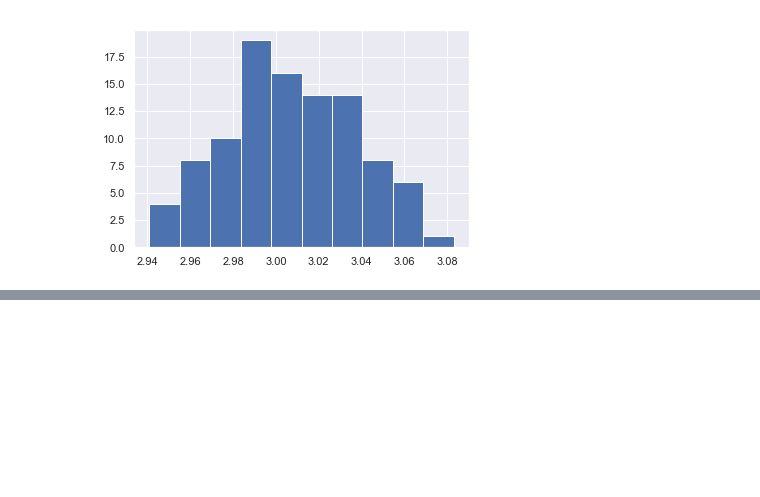
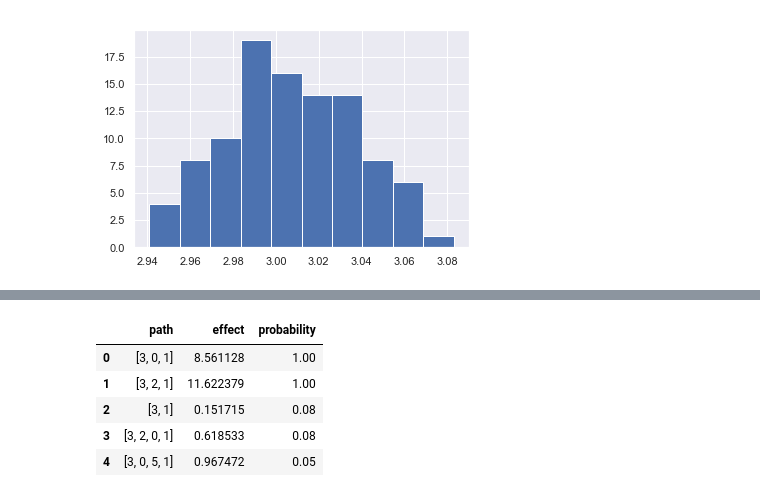
Before and after one commit to cdt15/lingam, a Jupyter notebook: examples/MultiGroupDirectLiNGAM.ipynb, the cells around one changed output, grey strips where cells are left out. Cells and saved outputs as stored; diff of their text form; code cells hidden in the pictures; blank space fills up the shorter version.

```diff
--- a/examples/MultiGroupDirectLiNGAM.ipynb
+++ b/examples/MultiGroupDirectLiNGAM.ipynb
@@ -318,0 +322,12 @@ plt.hist(results[0].total_effects_[:, to_index, from_index])
+# %%
+from_index = 3 # index of x3
+to_index = 1 # index of x0
+
+pd.DataFrame(results[0].get_paths(from_index, to_index))
+# %% [output]
+|  | path | effect | probability |
+| 0 | [3, 0, 1] | 8.561128 | 1.00 |
+| 1 | [3, 2, 1] | 11.622379 | 1.00 |
+| 2 | [3, 1] | 0.151715 | 0.08 |
+| 3 | [3, 2, 0, 1] | 0.618533 | 0.08 |
+| 4 | [3, 0, 5, 1] | 0.967472 | 0.05 |
```
Also changed, not shown: parts of 2 cells of this notebook, 4 other files.
